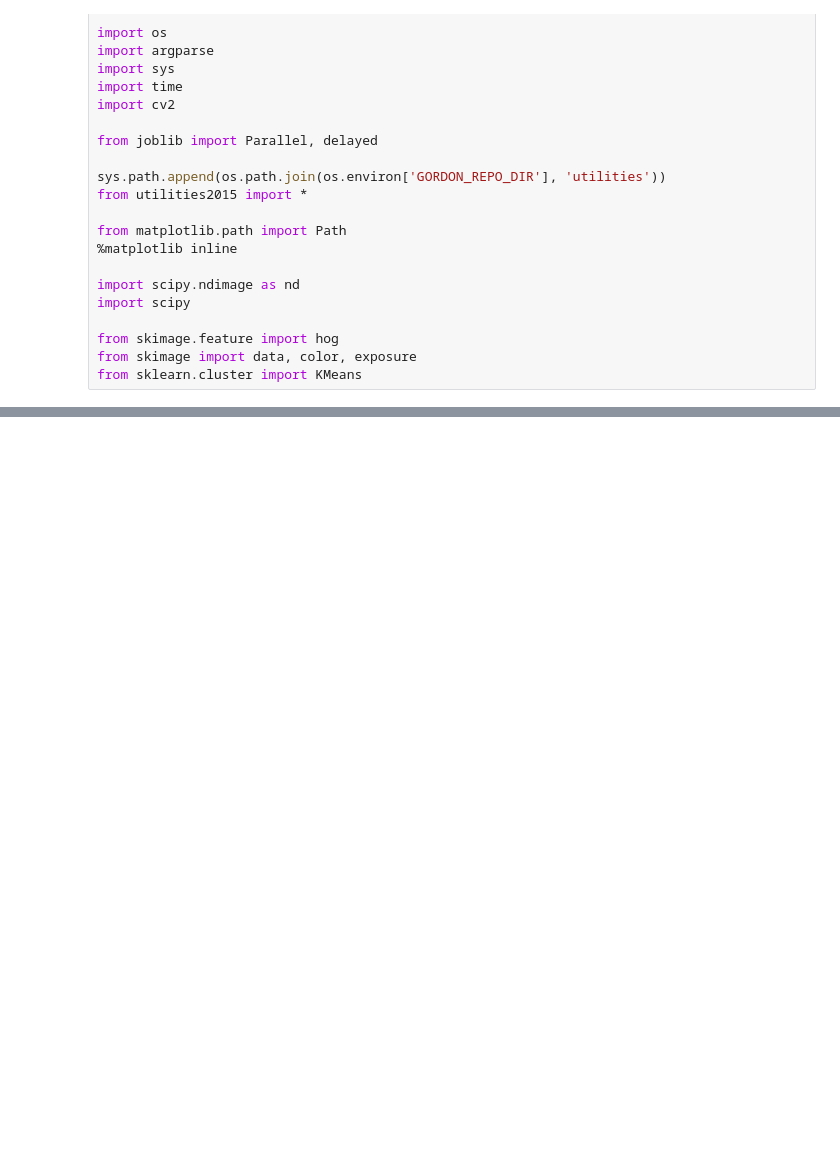
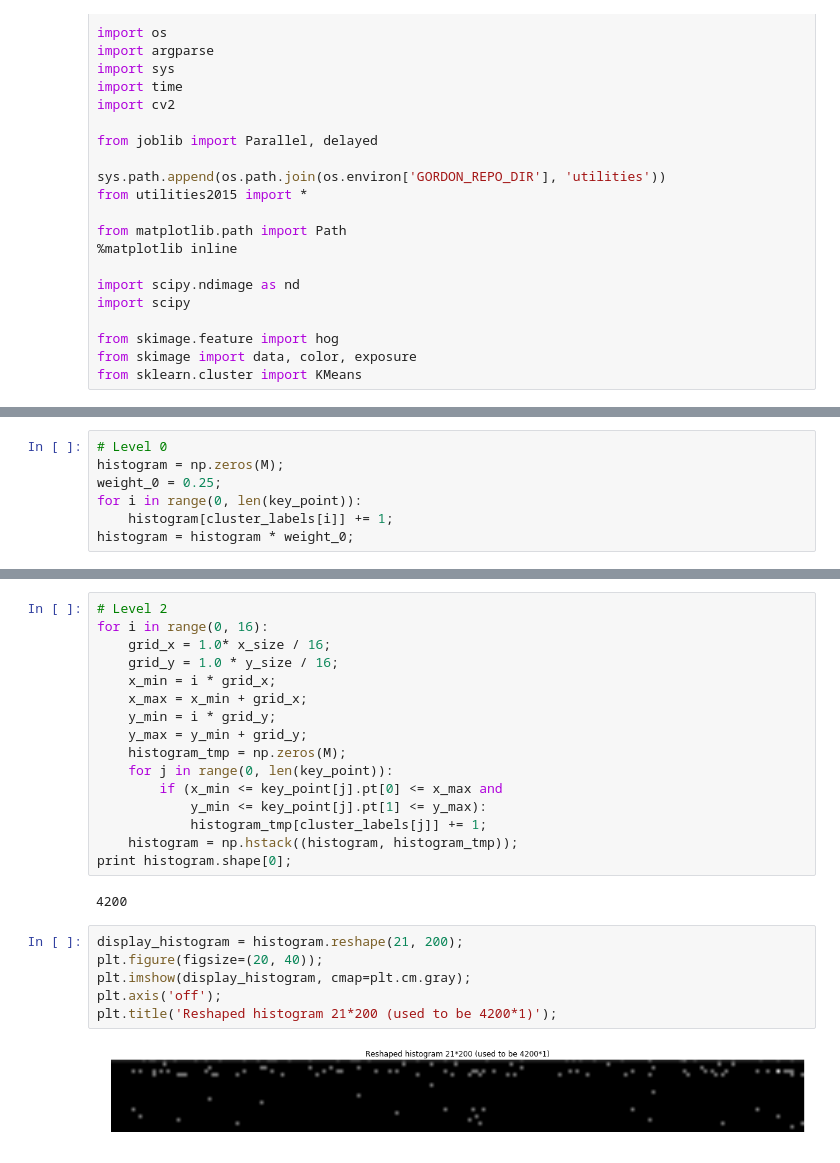
Before and after one commit to rogers140/notebook, a Jupyter notebook: SPM_Test.ipynb, the cells around one changed output, grey strips where cells are left out. Drawn from its saved outputs; the diff is of its cells as text; blank space fills up the shorter version.

```diff
--- a/SPM_Test.ipynb
+++ b/SPM_Test.ipynb
@@ -90,0 +62,7 @@ Vocabulary shape: (4200, 128)
+# %%
+# Level 0
+histogram = np.zeros(M);
+weight_0 = 0.25;
+for i in range(0, len(key_point)):
+    histogram[cluster_labels[i]] += 1;
+histogram = histogram * weight_0;
@@ -90,0 +87,26 @@ Vocabulary shape: (4200, 128)
+# %%
+# Level 2
+for i in range(0, 16):
+    grid_x = 1.0* x_size / 16;
+    grid_y = 1.0 * y_size / 16;
+    x_min = i * grid_x;
+    x_max = x_min + grid_x;
+    y_min = i * grid_y;
+    y_max = y_min + grid_y;
+    histogram_tmp = np.zeros(M);
+    for j in range(0, len(key_point)):
+        if (x_min <= key_point[j].pt[0] <= x_max and
+            y_min <= key_point[j].pt[1] <= y_max):
+            histogram_tmp[cluster_labels[j]] += 1;
+    histogram = np.hstack((histogram, histogram_tmp));
+print histogram.shape[0];
+# %% [output]
+4200
+# %%
+display_histogram = histogram.reshape(21, 200);
+plt.figure(figsize=(20, 40));
+plt.imshow(display_histogram, cmap=plt.cm.gray);
+plt.axis('off');
+plt.title('Reshaped histogram 21*200 (used to be 4200*1)');
+# %% [output]
+[figure, added]
```
Also changed, not shown: parts of 13 cells of this notebook.
